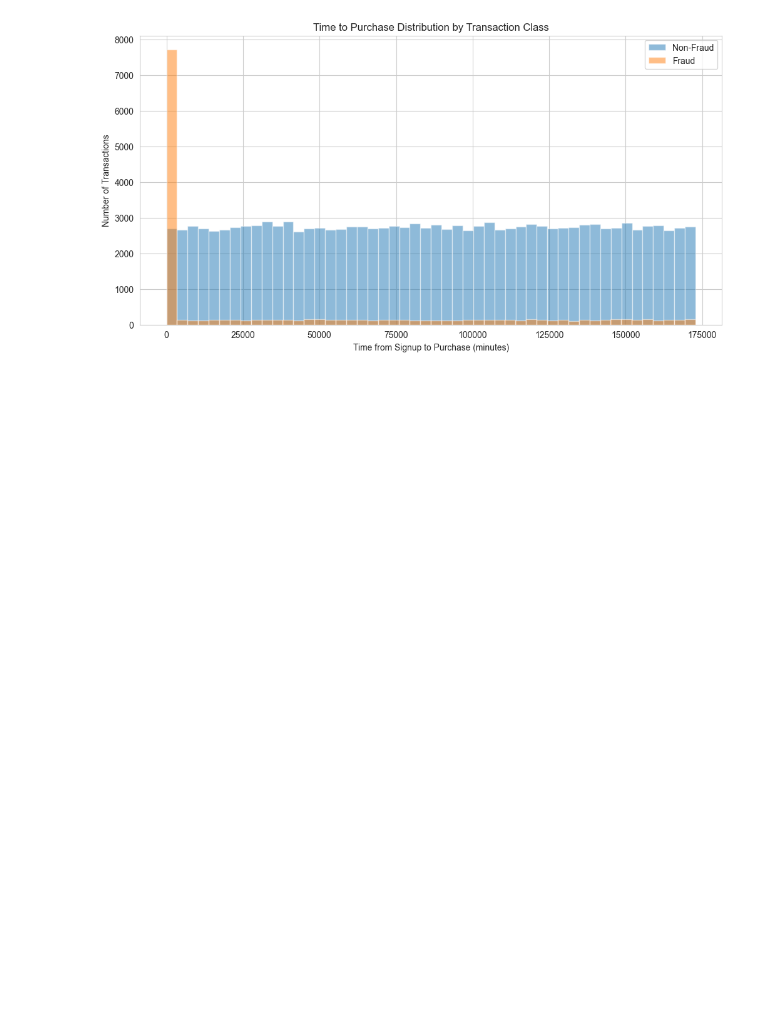
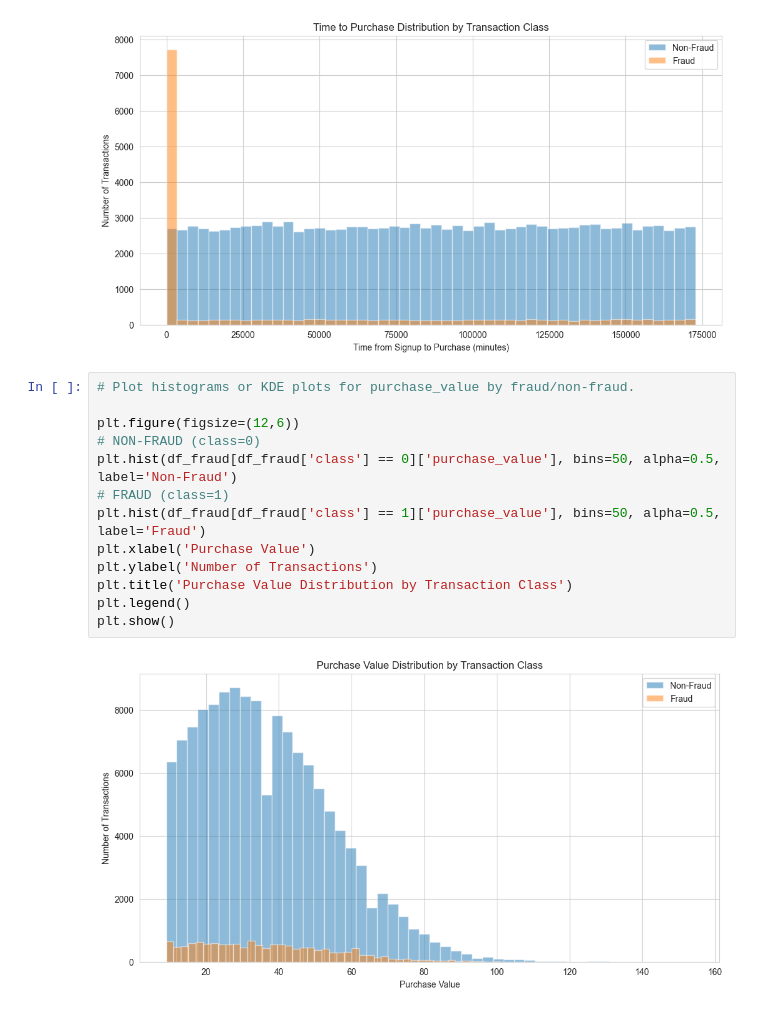
Before and after one commit to nebiyuu/-detection-of-fraud, a Jupyter notebook: notebooks/EDA.ipynb, the cells around one changed output. Cells and saved outputs as stored; diff of their text form; blank space fills up the shorter version.

Commit message:
finished eda on fraud data

```diff
--- a/notebooks/EDA.ipynb
+++ b/notebooks/EDA.ipynb
@@ -183,3 +183,18 @@ plt.legend()
 plt.show()
 # %% [output]
 [figure]
+# %%
+# Plot histograms or KDE plots for purchase_value by fraud/non-fraud.
+
+plt.figure(figsize=(12,6))
+# NON-FRAUD (class=0)
+plt.hist(df_fraud[df_fraud['class'] == 0]['purchase_value'], bins=50, alpha=0.5, label='Non-Fraud')
+# FRAUD (class=1)
+plt.hist(df_fraud[df_fraud['class'] == 1]['purchase_value'], bins=50, alpha=0.5, label='Fraud')
+plt.xlabel('Purchase Value')
+plt.ylabel('Number of Transactions')
+plt.title('Purchase Value Distribution by Transaction Class')
+plt.legend()
+plt.show()
+# %% [output]
+[figure, added]
```
Also changed, not shown: parts of 1 cell of this notebook.
